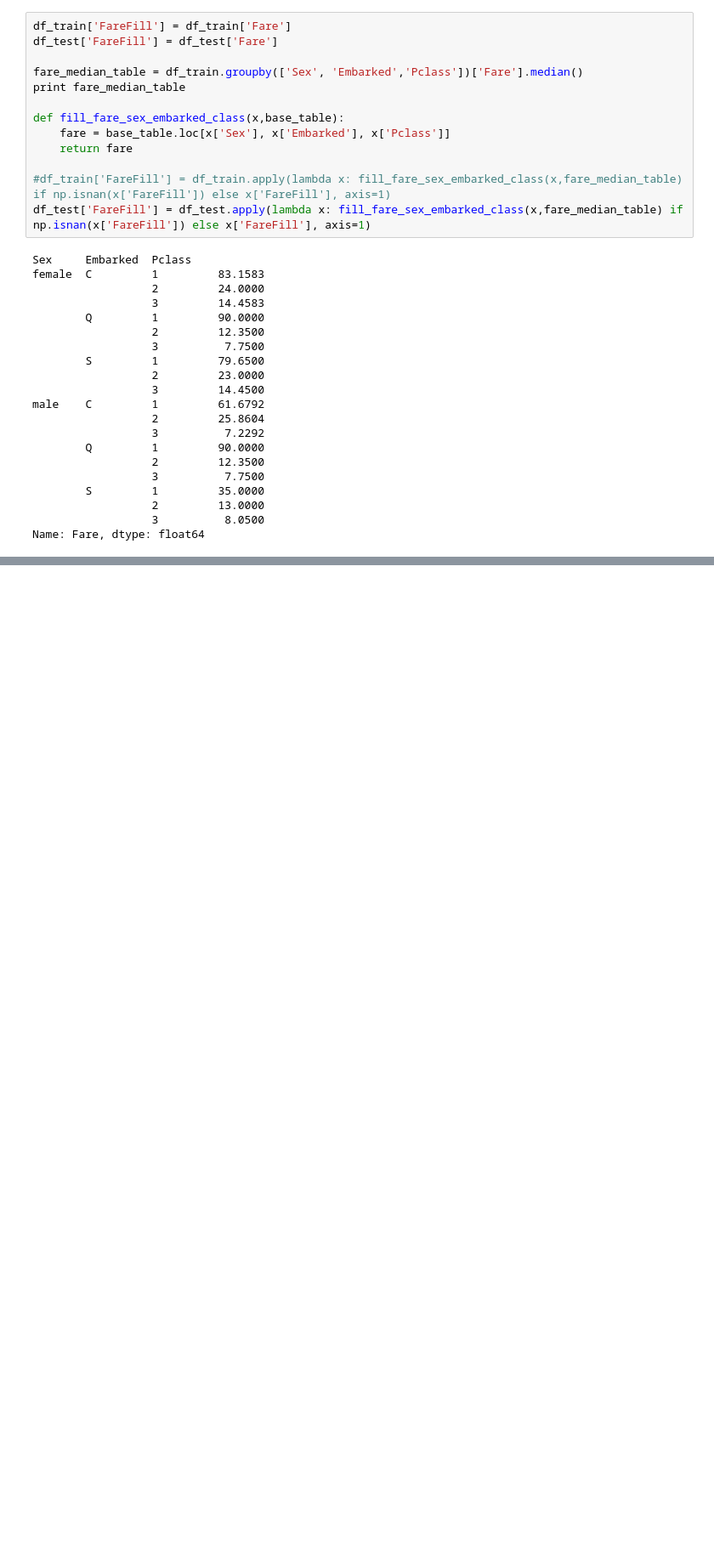
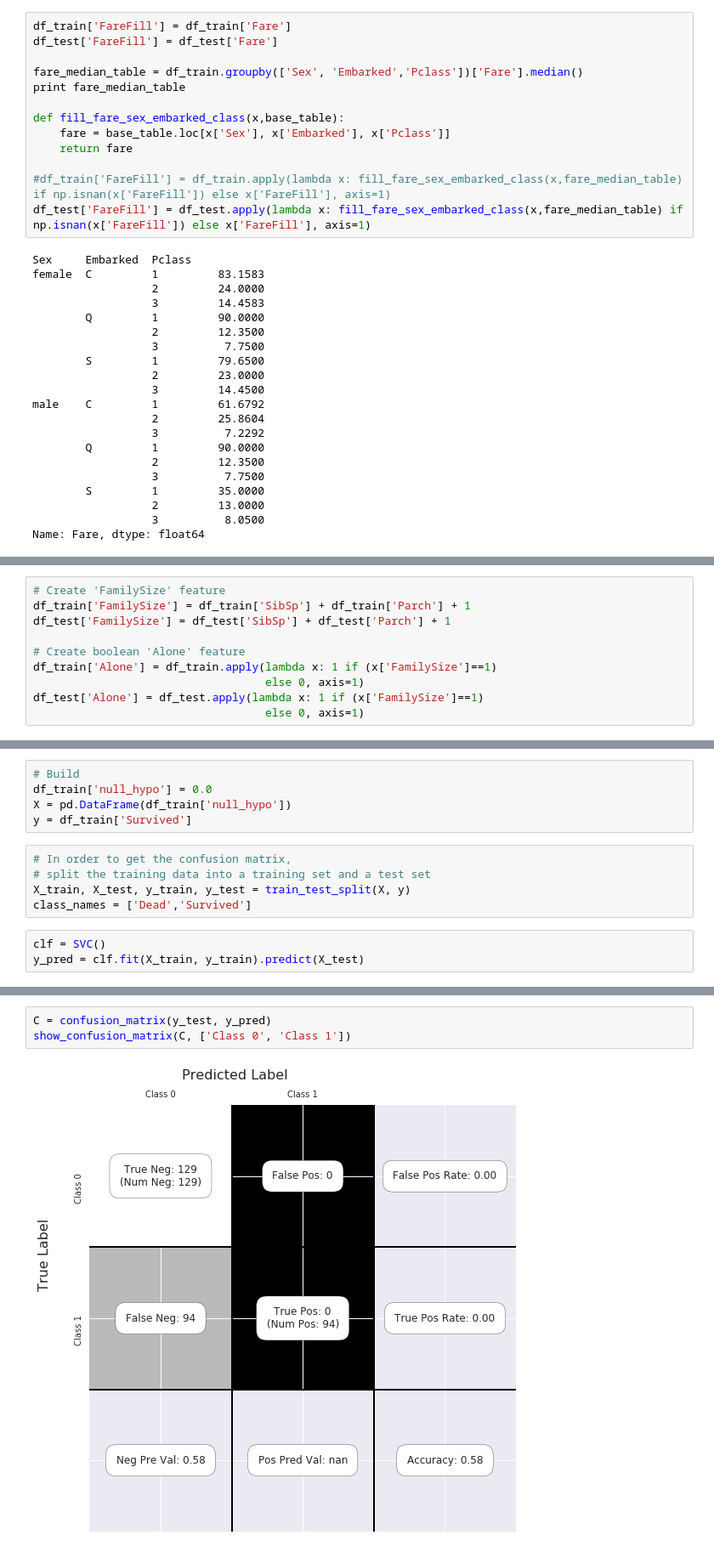
Before and after one commit to saldeal/Kaggle, a Jupyter notebook: titanic/Kaggle-Titanic_v2.ipynb, the cells around one changed output, grey strips where cells are left out. Shown at 85% size. Drawn from its saved outputs; the diff is of its cells as text; blank space fills up the shorter version.

```diff
--- a/titanic/Kaggle-Titanic_v2.ipynb
+++ b/titanic/Kaggle-Titanic_v2.ipynb
@@ -357,0 +582,10 @@ Name: Fare, dtype: float64
+# %%
+# Create 'FamilySize' feature
+df_train['FamilySize'] = df_train['SibSp'] + df_train['Parch'] + 1
+df_test['FamilySize'] = df_test['SibSp'] + df_test['Parch'] + 1
+
+# Create boolean 'Alone' feature
+df_train['Alone'] = df_train.apply(lambda x: 1 if (x['FamilySize']==1)
+                                   else 0, axis=1)
+df_test['Alone'] = df_test.apply(lambda x: 1 if (x['FamilySize']==1)
+                                   else 0, axis=1)
@@ -357,0 +602,13 @@ Name: Fare, dtype: float64
+# %%
+# Build
+df_train['null_hypo'] = 0.0
+X = pd.DataFrame(df_train['null_hypo'])
+y = df_train['Survived']
+# %%
+# In order to get the confusion matrix,
+# split the training data into a training set and a test set
+X_train, X_test, y_train, y_test = train_test_split(X, y)
+class_names = ['Dead','Survived']
+# %%
+clf = SVC()
+y_pred = clf.fit(X_train, y_train).predict(X_test)
@@ -357,0 +625,5 @@ Name: Fare, dtype: float64
+# %%
+C = confusion_matrix(y_test, y_pred)
+show_confusion_matrix(C, ['Class 0', 'Class 1'])
+# %% [output]
+[figure, added]
```
Also changed, not shown: parts of 26 cells of this notebook, 1 other file.
